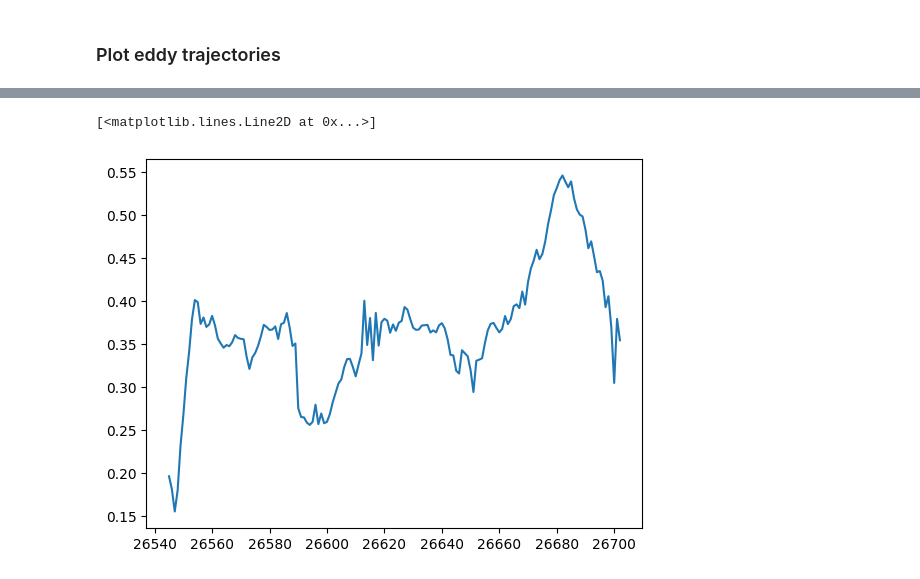
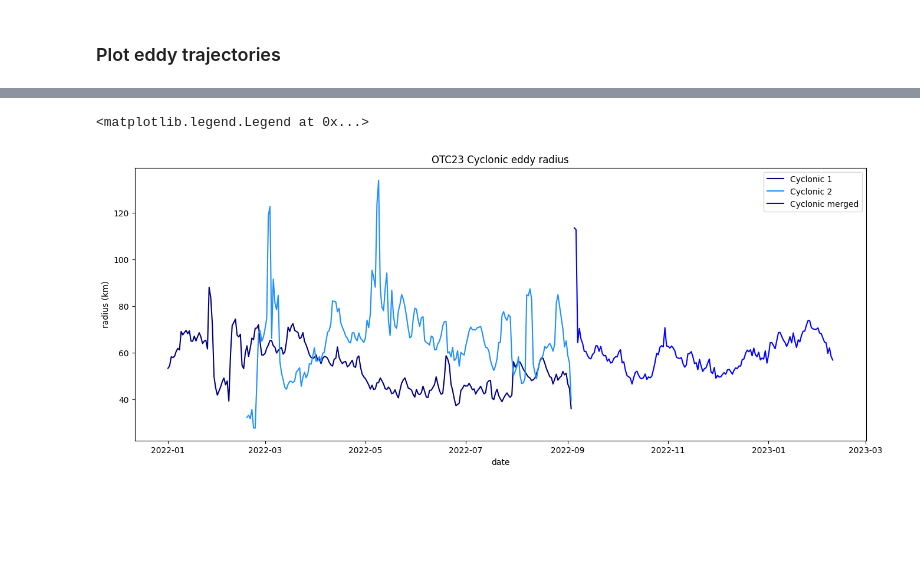
Before and after one commit to torresr-cnrm/otc23-tracking, a Jupyter notebook: notebook/OTC23-eddy-tracking.ipynb, the cells around one changed output, grey strips where cells are left out. Cells and saved outputs as stored; diff of their text form; code cells hidden in the pictures; blank space fills up the shorter version.

```diff
--- a/notebook/OTC23-eddy-tracking.ipynb
+++ b/notebook/OTC23-eddy-tracking.ipynb
@@ -13,7 +14,9 @@ This notebook is a part of the Ocean Training Course 2023, Working Group 2. It's
 ### User options
 # %%
 # I/O options
-obs_datadir = r'../../observations/duacs-nrt/adt/'
+obs_datadir = r'../../observations/SEALEVEL_GLO_PHY_L4_NRT_OBSERVATIONS_008_046/adt/'
+gos_datadir = r'../../datas/cmems/'
+gos_product = 'SEALEVEL_GLO_PHY_L4_NRT_OBSERVATIONS_008_046'
 load_json   = False
 
 # Tracks detection
@@ -63,4 +72,9 @@ def select_closest_track(eddies, lon, lat, time=None):
     track    = eddies.extract_ids([track_id])
 
     return track
+
+def to_datetime(days):
+    """convert a number of days after 1950-01-01 to the equivalent datetime"""
+
+    return datetime(1950, 1, 1) + days * timedelta(days=1)
 # %% [markdown]
@@ -135,5 +244,17 @@ plt.show()
 # %%
-plt.plot(c_mrged_track.time[:], c_mrged_track.amplitude[:])
+# Radius (in kilometer)
+fig = plt.figure(figsize=(16, 6))
+ax = fig.add_subplot(1, 1, 1)
+
+ax.set_title('OTC23 Cyclonic eddy radius')
+ax.set_xlabel('date')
+ax.set_ylabel('radius (km)')
+
+ax.plot(to_datetime(c_eddy1_track.time), 1e-3*c_eddy1_track.speed_radius, c='navy', label='Cyclonic 1')
+ax.plot(to_datetime(c_eddy2_track.time), 1e-3*c_eddy2_track.speed_radius, c='dodgerblue', label='Cyclonic 2')
+ax.plot(to_datetime(c_mrged_track.time), 1e-3*c_mrged_track.speed_radius, c='b', label='Cyclonic merged')
+
+ax.legend()
 # %% [output]
-[<matplotlib.lines.Line2D at 0x...>]
+<matplotlib.legend.Legend at 0x...>
-[figure, old version]
+[figure, new version]
```
Also changed, not shown: parts of 20 cells of this notebook.
